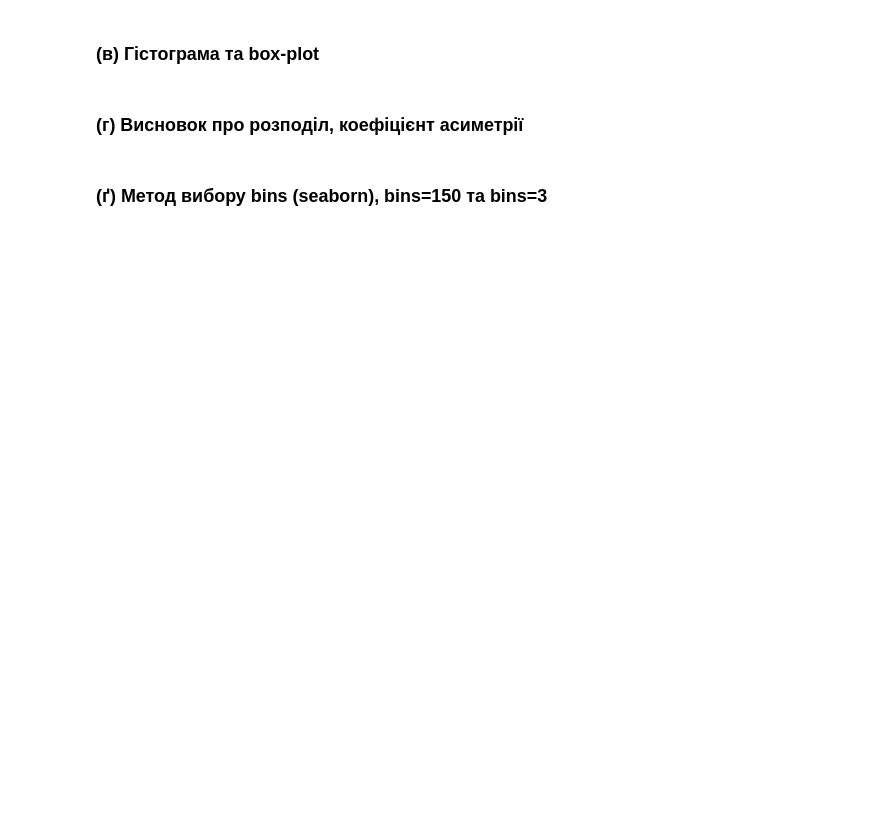
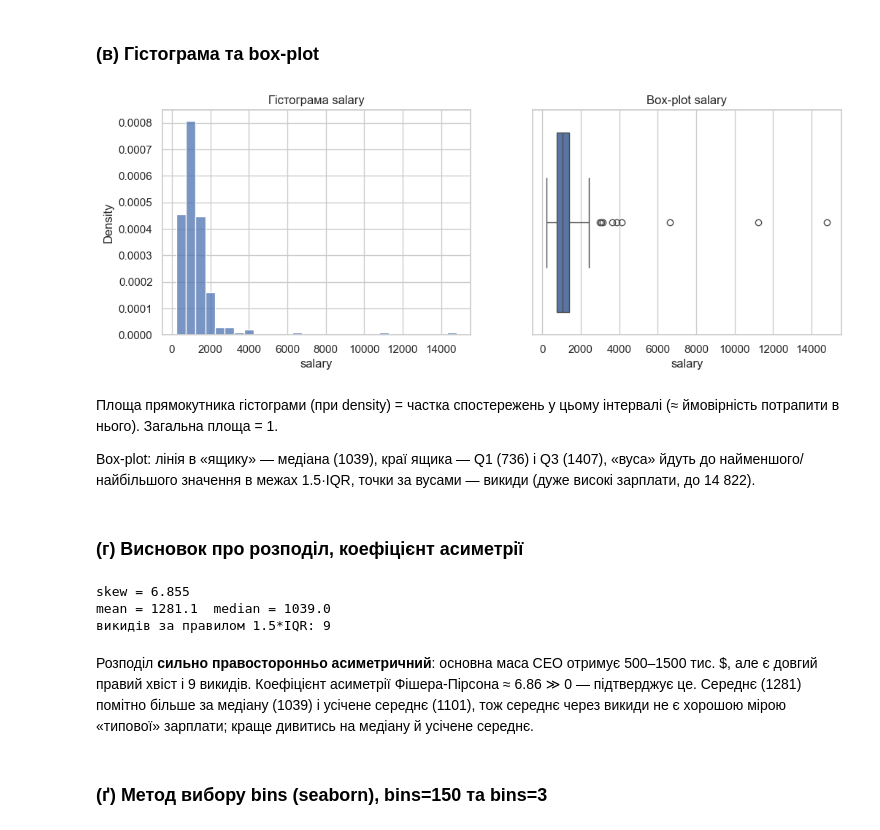
Before and after one commit to iqura9/stats-lab1, a Jupyter notebook: task1_ceosal1.ipynb, the cells around one changed output. Saved outputs shown, nothing was run; the diff lists cells and outputs as text; code cells hidden in the pictures; blank space fills up the shorter version.

```diff
--- a/task1_ceosal1.ipynb
+++ b/task1_ceosal1.ipynb
@@ -71,2 +117,13 @@ df.describe().round(2)
+# %%
+fig, ax = plt.subplots(1, 2, figsize=(12, 4))
+sns.histplot(x, stat="density", ax=ax[0]); ax[0].set_title("Гістограма salary")
+sns.boxplot(x=x, ax=ax[1]); ax[1].set_title("Box-plot salary")
+plt.show()
+# %% [output]
+[figure, added]
+# %% [markdown]
+Площа прямокутника гістограми (при density) = частка спостережень у цьому інтервалі (≈ ймовірність потрапити в нього). Загальна площа = 1.
+
+Box-plot: лінія в «ящику» — медіана (1039), краї ящика — Q1 (736) і Q3 (1407), «вуса» йдуть до найменшого/найбільшого значення в межах 1.5·IQR, точки за вусами — викиди (дуже високі зарплати, до 14 822).
 # %% [markdown]
 ### (г) Висновок про розподіл, коефіцієнт асиметрії
@@ -75,2 +130,13 @@ df.describe().round(2)
+# %%
+g1 = stats.skew(x)   # коефіцієнт Фішера-Пірсона
+print("skew =", round(g1, 3))
+print("mean =", round(x.mean(),1), " median =", x.median())
+print("викидів за правилом 1.5*IQR:", (x > x.quantile(.75) + 1.5*(x.quantile(.75)-x.quantile(.25))).sum())
+# %% [output]
+skew = 6.855
+mean = 1281.1  median = 1039.0
+викидів за правилом 1.5*IQR: 9
+# %% [markdown]
+Розподіл **сильно правосторонньо асиметричний**: основна маса CEO отримує 500–1500 тис. $, але є довгий правий хвіст і 9 викидів. Коефіцієнт асиметрії Фішера-Пірсона ≈ 6.86 ≫ 0 — підтверджує це. Середнє (1281) помітно більше за медіану (1039) і усічене середнє (1101), тож середнє через викиди не є хорошою мірою «типової» зарплати; краще дивитись на медіану й усічене середнє.
 # %% [markdown]
 ### (ґ) Метод вибору bins (seaborn), bins=150 та bins=3
```
Also changed, not shown: parts of 31 cells of this notebook.
